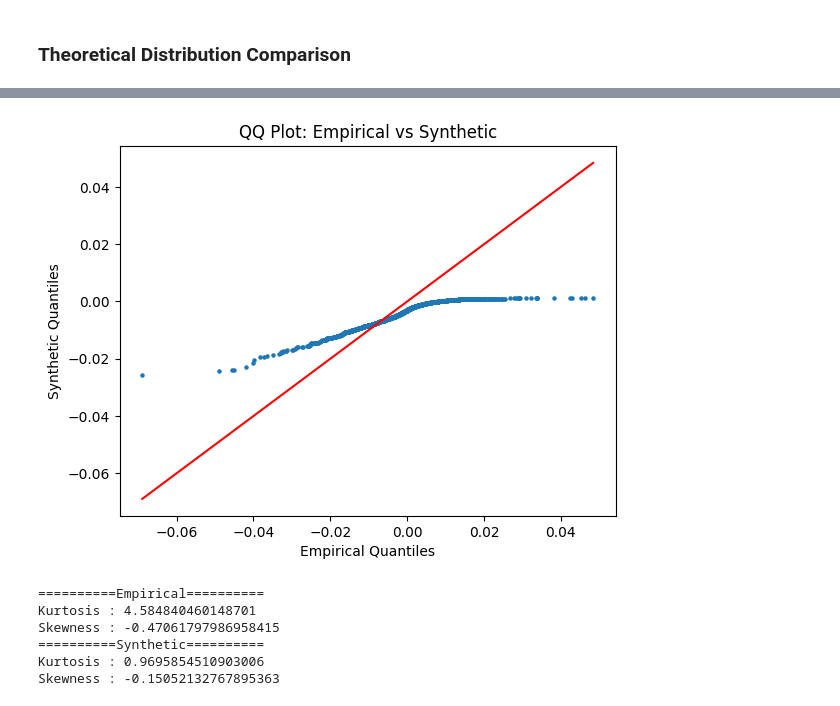
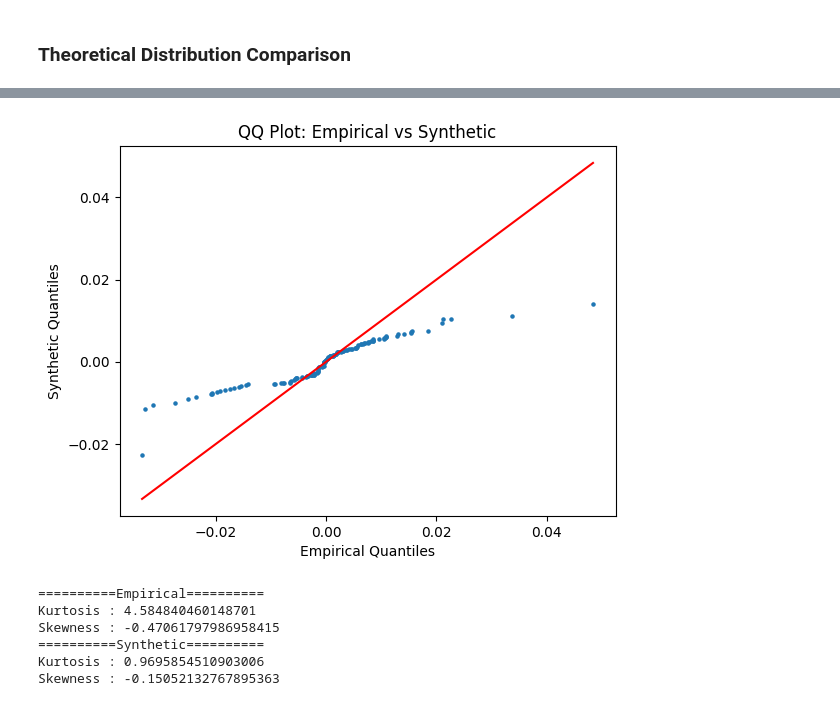
Before and after one commit to HenryGunadi/diffusion-garch, a Jupyter notebook: notebooks/eda/eda_128.ipynb, the cells around one changed output, grey strips where cells are left out. Saved outputs shown, nothing was run; the diff lists cells and outputs as text; code cells hidden in the pictures.

```diff
--- a/notebooks/eda/eda_128.ipynb
+++ b/notebooks/eda/eda_128.ipynb
@@ -312,20 +343,16 @@ plt.show()
 # %%
-emp = np.sort(empirical_window.reshape(-1))
-syn = np.sort(synthetic_data.reshape(-1))
+index_window = 17
+emp = np.sort(empirical_window[index_window])
+syn = np.sort(synthetic_data[index_window])
 
-n = min(len(emp), len(syn))
-
-emp_q = emp[:n]
-syn_q = syn[:n]
-
-plt.scatter(emp_q, syn_q, s=5)
-plt.plot(emp_q, emp_q, color='red') # reference target
+plt.scatter(emp, syn, s=5)
+plt.plot(emp, emp, color='red') # reference target
 plt.xlabel("Empirical Quantiles")
 plt.ylabel("Synthetic Quantiles")
 plt.title("QQ Plot: Empirical vs Synthetic")
 plt.show()
 # %% [output]
-[figure, old version]
+[figure, new version]
 # %%
 kurtosis_emp = stats.kurtosis(empirical_window.reshape(-1))
 skew_emp = stats.skew(empirical_window.reshape(-1))
```
Also changed, not shown: parts of 44 cells of this notebook, 14 other files.
